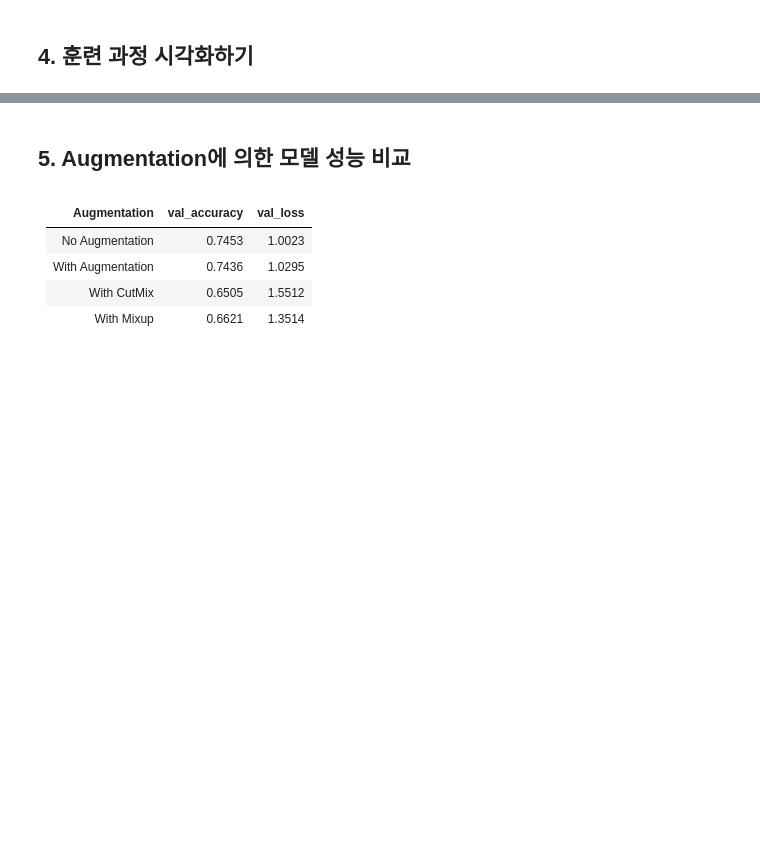
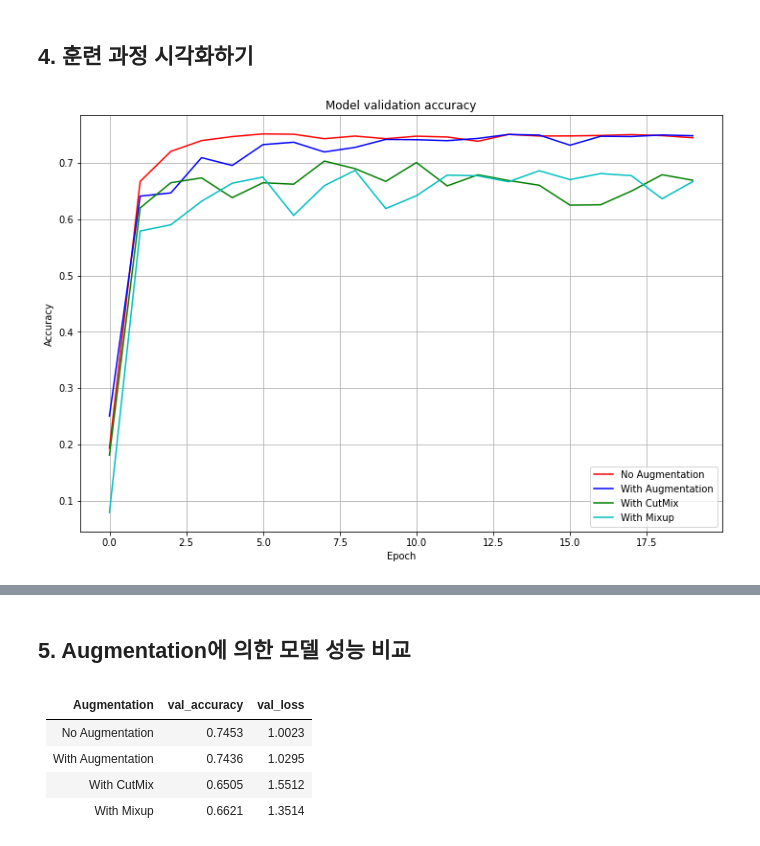
Before and after one commit to olivela777/going_deeper, a Jupyter notebook: 02_Going Deeper(CV)/data_augmentation.ipynb, the cells around one changed output, grey strips where cells are left out. Cells and saved outputs as stored; diff of their text form; code cells hidden in the pictures; blank space fills up the shorter version.

```diff
--- a/02_Going Deeper(CV)/data_augmentation.ipynb
+++ b/02_Going Deeper(CV)/data_augmentation.ipynb
@@ -364,17 +372,6 @@ mixup_resnet50 = keras.models.Sequential([
     ),
     keras.layers.Dense(num_classes, activation = 'softmax')
 ])
-# %%
-# 5. cutmix, mixup Augmentation
-mixup_resnet50 = keras.models.Sequential([
-    keras.applications.resnet.ResNet50(
-        include_top=False,
-        weights='imagenet',
-        input_shape=(224,224,3),
-        pooling='avg',
-    ),
-    keras.layers.Dense(num_classes, activation = 'softmax')
-])
 # %% [markdown]
 ## 3. 모델 훈련하기
 # %% [markdown]
@@ -527,21 +524,23 @@ Epoch 20/20
 # %%
 import matplotlib.pyplot as plt
 
 #accuracy 시각화
 plt.figure(figsize=(12, 8))
-plt.plot(history_resnet50_no_aug['val_accuracy'], 'r')
-plt.plot(history_resnet50_aug['val_accuracy'], 'b')
-plt.plot(history_resnet50_cutmix['val_accuracy'], 'g')
-plt.plot(history_resnet50_mixup['val_accuracy'], 'k')
+plt.plot(history_resnet50_no_aug.history['val_accuracy'], 'r')
+plt.plot(history_resnet50_aug.history['val_accuracy'], 'b')
+plt.plot(history_resnet50_cutmix.history['val_accuracy'], 'g')
+plt.plot(history_resnet50_mixup.history['val_accuracy'], 'c')
 
 plt.title('Model validation accuracy')
 plt.ylabel('Accuracy')
 plt.xlabel('Epoch')
 plt.legend(['No Augmentation', 'With Augmentation', 'With CutMix', 'With Mixup'], loc='lower right')
 
 plt.grid(True)
-plt.ylim(0.72, 0.76) # 출력하고자 하는  Accuracy 범위를 지정
+#plt.ylim(0.72, 0.76) # 출력하고자 하는  Accuracy 범위를 지정
 plt.show()
+# %% [output]
+[figure, added]
 # %%
 #accuracy 시각화
 plt.figure(figsize=(12, 8))
```
Also changed, not shown: parts of 15 cells of this notebook.
